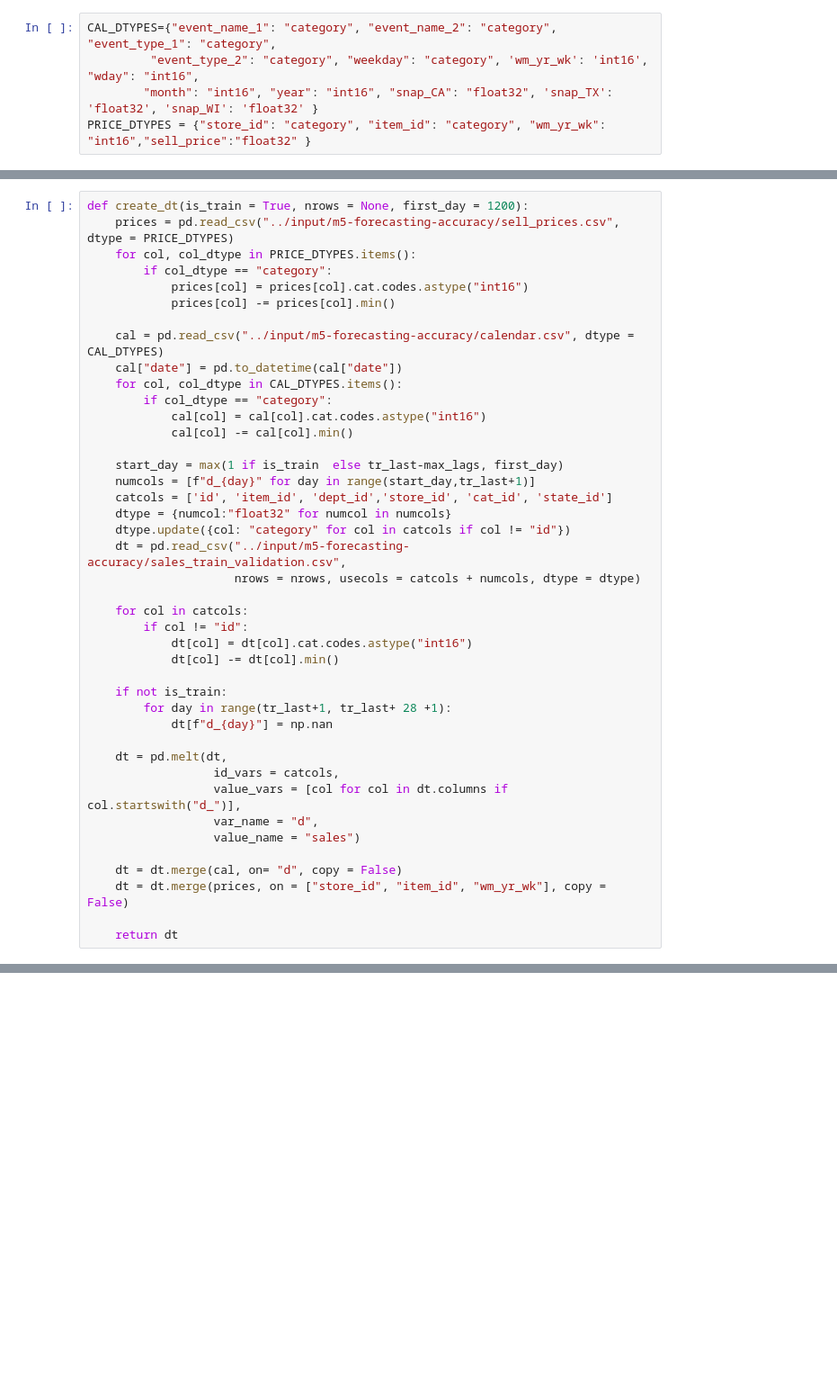
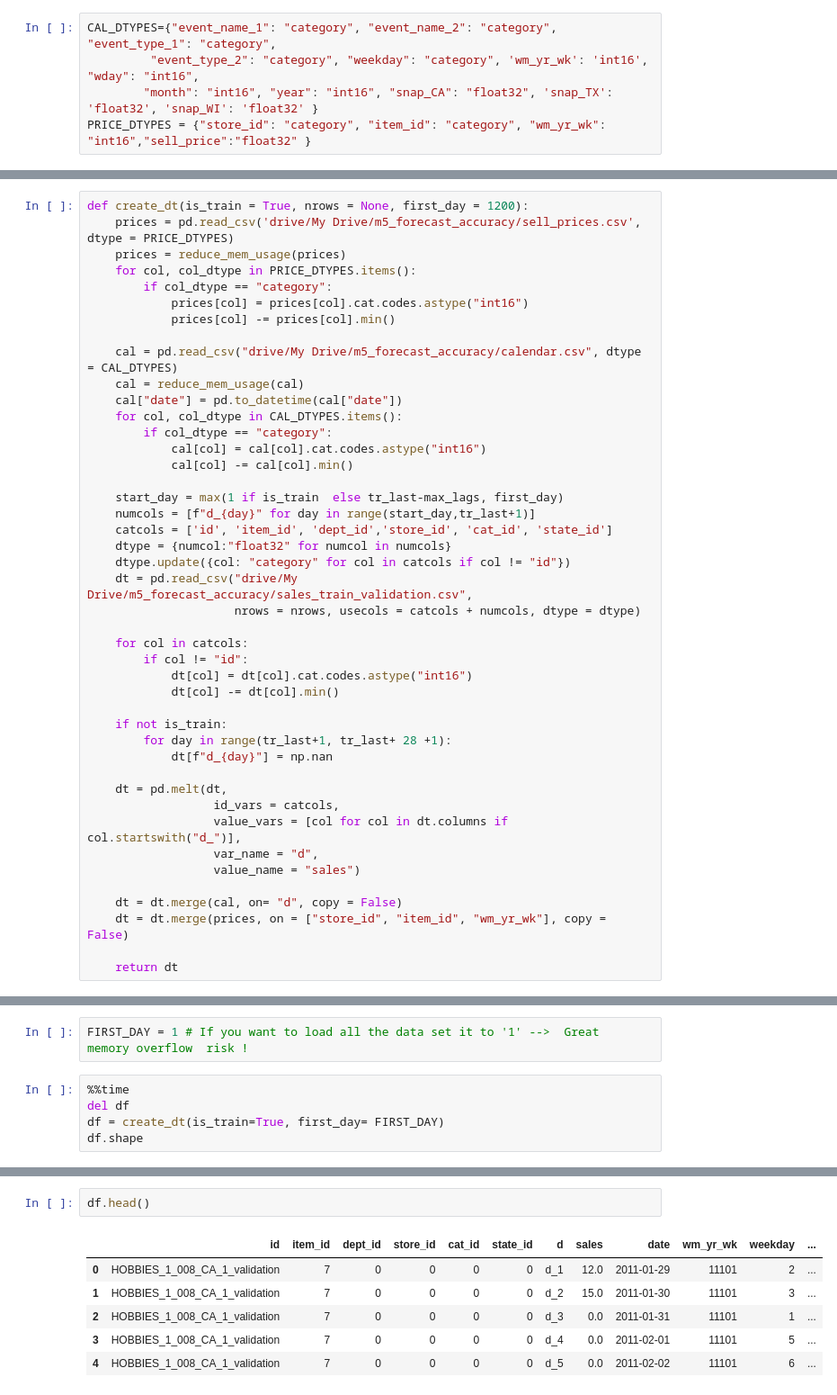
Before and after one commit to DanteHaywood/m5_forecast_accuracy, a Jupyter notebook: m5_forecast_accuracy.ipynb, the cells around one changed output, grey strips where cells are left out. Shown at 90% size. Drawn from its saved outputs; the diff is of its cells as text; blank space fills up the shorter version.

```diff
--- a/m5_forecast_accuracy.ipynb
+++ b/m5_forecast_accuracy.ipynb
@@ -32,12 +36,14 @@ fday
 # %%
 def create_dt(is_train = True, nrows = None, first_day = 1200):
-    prices = pd.read_csv("../input/m5-forecasting-accuracy/sell_prices.csv", dtype = PRICE_DTYPES)
+    prices = pd.read_csv('drive/My Drive/m5_forecast_accuracy/sell_prices.csv', dtype = PRICE_DTYPES)
+    prices = reduce_mem_usage(prices)
     for col, col_dtype in PRICE_DTYPES.items():
         if col_dtype == "category":
             prices[col] = prices[col].cat.codes.astype("int16")
             prices[col] -= prices[col].min()
 
-    cal = pd.read_csv("../input/m5-forecasting-accuracy/calendar.csv", dtype = CAL_DTYPES)
+    cal = pd.read_csv("drive/My Drive/m5_forecast_accuracy/calendar.csv", dtype = CAL_DTYPES)
+    cal = reduce_mem_usage(cal)
     cal["date"] = pd.to_datetime(cal["date"])
     for col, col_dtype in CAL_DTYPES.items():
         if col_dtype == "category":
@@ -49,7 +55,7 @@ def create_dt(is_train = True, nrows = None, first_day = 1200):
     catcols = ['id', 'item_id', 'dept_id','store_id', 'cat_id', 'state_id']
     dtype = {numcol:"float32" for numcol in numcols}
     dtype.update({col: "category" for col in catcols if col != "id"})
-    dt = pd.read_csv("../input/m5-forecasting-accuracy/sales_train_validation.csv",
+    dt = pd.read_csv("drive/My Drive/m5_forecast_accuracy/sales_train_validation.csv",
                      nrows = nrows, usecols = catcols + numcols, dtype = dtype)
 
     for col in catcols:
@@ -104,3 +140,10 @@ def create_fea(dt):
             dt[date_feat_name] = dt[date_feat_name].astype("int16")
         else:
             dt[date_feat_name] = getattr(dt["date"].dt, date_feat_func).astype("int16")
+# %%
+FIRST_DAY = 1 # If you want to load all the data set it to '1' -->  Great  memory overflow  risk !
+# %%
+%%time
+del df
+df = create_dt(is_train=True, first_day= FIRST_DAY)
+df.shape
@@ -106,0 +155,9 @@ def create_fea(dt):
+# %%
+df.head()
+# %% [output]
+|  | id | item_id | dept_id | store_id | cat_id | state_id | d | sales | date | wm_yr_wk | weekday | ... |
+| 0 | HOBBIES_1_008_CA_1_validation | 7 | 0 | 0 | 0 | 0 | d_1 | 12.0 | 2011-01-29 | 11101 | 2 | ... |
+| 1 | HOBBIES_1_008_CA_1_validation | 7 | 0 | 0 | 0 | 0 | d_2 | 15.0 | 2011-01-30 | 11101 | 3 | ... |
+| 2 | HOBBIES_1_008_CA_1_validation | 7 | 0 | 0 | 0 | 0 | d_3 | 0.0 | 2011-01-31 | 11101 | 1 | ... |
+| 3 | HOBBIES_1_008_CA_1_validation | 7 | 0 | 0 | 0 | 0 | d_4 | 0.0 | 2011-02-01 | 11101 | 5 | ... |
+| 4 | HOBBIES_1_008_CA_1_validation | 7 | 0 | 0 | 0 | 0 | d_5 | 0.0 | 2011-02-02 | 11101 | 6 | ... |
```
Also changed, not shown: parts of 23 cells of this notebook.
